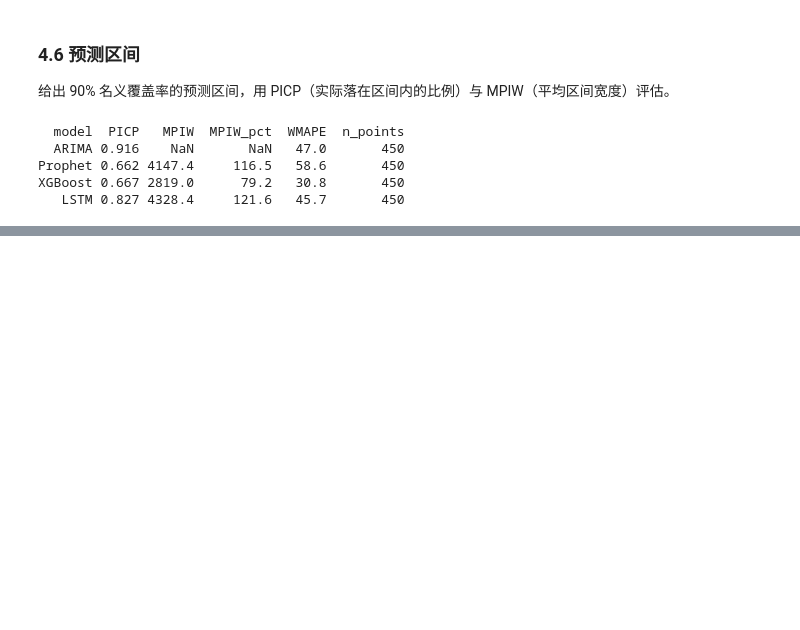
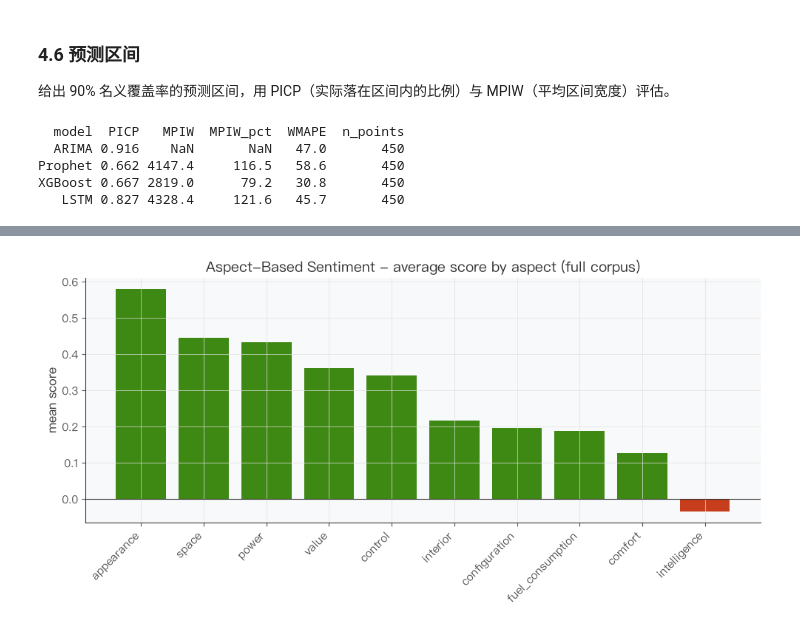
Before and after one commit to Yemyu/AutoPulse, a Jupyter notebook: notebook/AutoPulse_Analysis.ipynb, the cells around one changed output, grey strips where cells are left out. Saved outputs shown, nothing was run; the diff lists cells and outputs as text; code cells hidden in the pictures; blank space fills up the shorter version.

Commit message:
Stage 4: Sentiment ABSA, SHAP sales attribution & Granger causality analysis

```diff
--- a/notebook/AutoPulse_Analysis.ipynb
+++ b/notebook/AutoPulse_Analysis.ipynb
@@ -804,0 +824,18 @@ XGBoost 0.667 2819.0      79.2   30.8       450
+# %%
+# Stage 4: load the full ABSA results and the stage-4 attribution tables.
+absa = pd.read_csv(os.path.join(SENTIMENT, 'absa', 'absa_results.csv'))
+print('ABSA results        :', absa.shape, '| series covered:', absa['series_id'].nunique())
+aspects = ['appearance', 'interior', 'space', 'power', 'control', 'comfort',
+           'fuel_consumption', 'configuration', 'intelligence', 'value']
+print('Aspects scored      :', len(aspects))
+print('Reviews with scores :', int(absa['success'].sum()) if 'success' in absa.columns else len(absa))
+print('Overall mean score  : %.3f' % absa[aspects].values.mean())
+
+attr = pd.read_csv(os.path.join(PROC, 'stage4', 'attribution_metrics.csv'))
+shap_rank = pd.read_csv(os.path.join(PROC, 'stage4', 'aspect_shap_ranking.csv'))
+granger_brand = pd.read_csv(os.path.join(PROC, 'stage4', 'granger_brand_summary.csv'))
+granger_mkt = pd.read_csv(os.path.join(PROC, 'stage4', 'granger_market.csv'))
+print('\nAttribution metrics :', attr.shape)
+print('SHAP ranking rows   :', shap_rank.shape)
+print('Granger brand rows  :', granger_brand.shape)
+print('Granger market rows :', granger_mkt.shape)
@@ -804,0 +852,13 @@ XGBoost 0.667 2819.0      79.2   30.8       450
+# %%
+# Mean ABSA score per aspect across the full scored corpus (-1 .. +1).
+means = absa[aspects].mean().sort_values(ascending=False)
+fig, ax = plt.subplots(figsize=(10, 5))
+bar_colors = ['#3E8914' if v >= 0 else '#C73E1D' for v in means.values]
+ax.bar(means.index, means.values, color=bar_colors)
+ax.axhline(0, color='#333333', lw=0.8)
+ax.set_ylabel('mean score')
+ax.set_title('Aspect-Based Sentiment - average score by aspect (full corpus)')
+plt.xticks(rotation=45, ha='right')
+plt.tight_layout(); plt.show()
+# %% [output]
+[figure, added]
```
Also changed, not shown: parts of 14 cells of this notebook, 15 other files.
